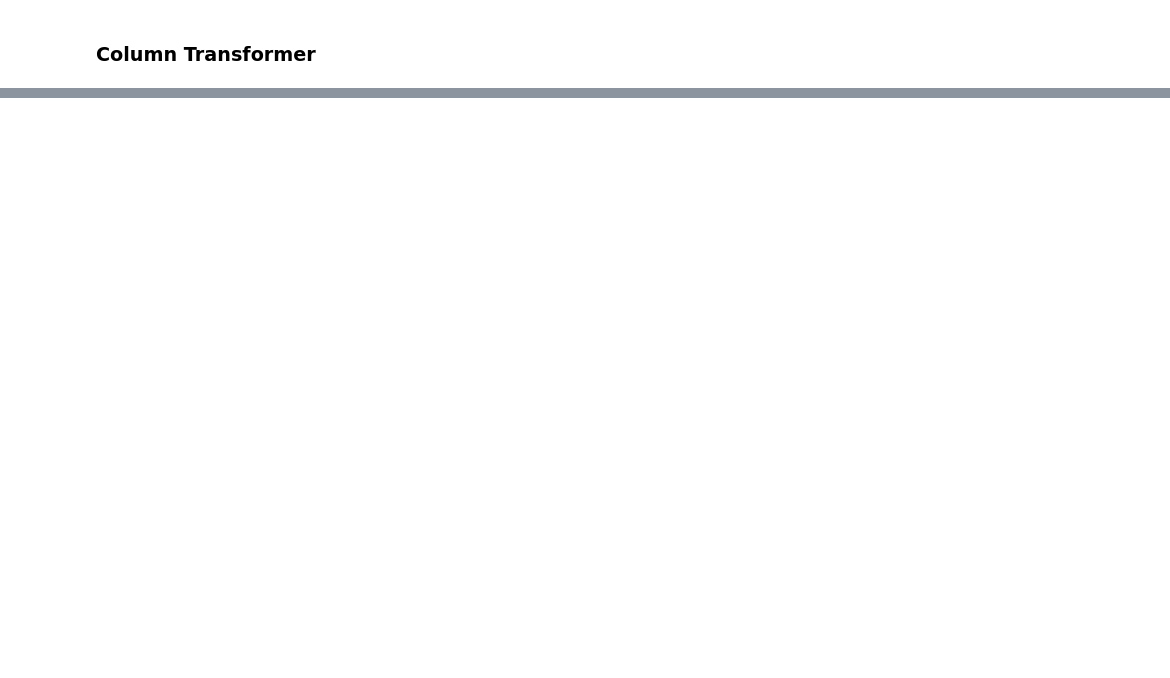
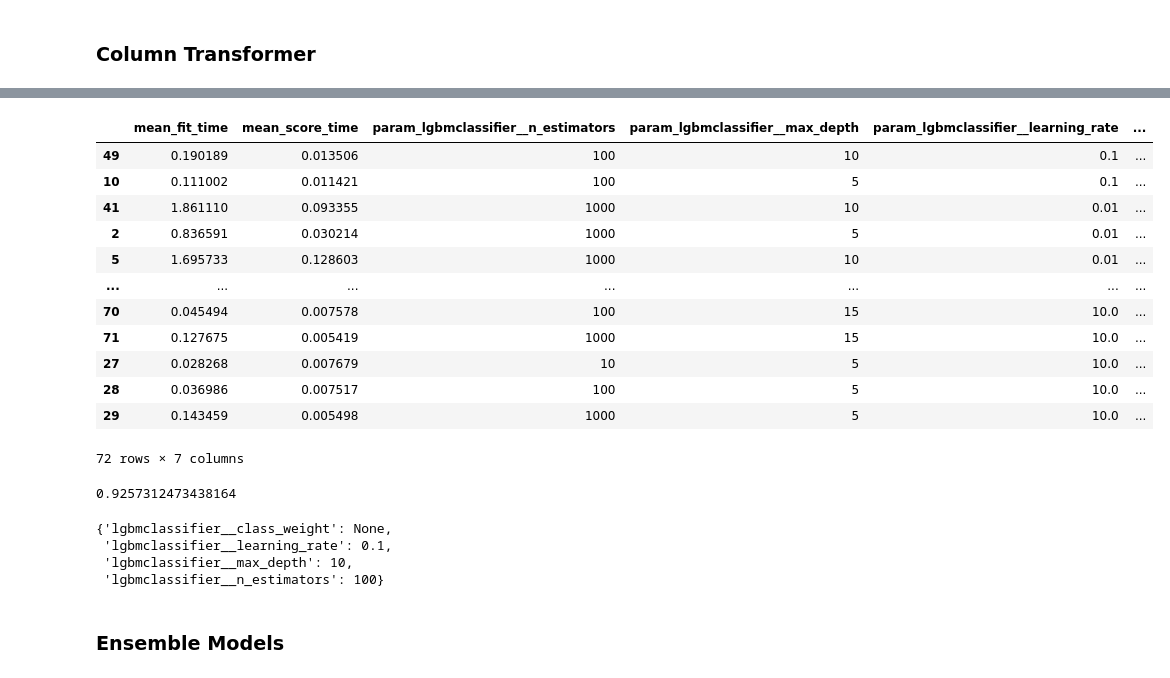
Before and after one commit to valli180/customer_churn_analysis, a Jupyter notebook: model.ipynb, the cells around one changed output, grey strips where cells are left out. Drawn from its saved outputs; the diff is of its cells as text; code cells hidden in the pictures; blank space fills up the shorter version.

```diff
--- a/model.ipynb
+++ b/model.ipynb
@@ -286,0 +506,53 @@ def cross_val_score(model, X_train, y_train, X_val, y_val, return_train_score=Tr
+# %%
+#LGBM
+
+param_grid_lgbm = {
+    "lgbmclassifier__n_estimators": [10, 100, 1000],
+    "lgbmclassifier__max_depth": [5, 10, 15],
+    "lgbmclassifier__learning_rate": 10.0 ** np.arange(-2, 2),
+    "lgbmclassifier__class_weight": ["balanced", None]
+}
+
+results_lgbm = {}
+pipe_lgbm = make_pipeline(preprocessor, LGBMClassifier())
+grid_search = GridSearchCV(pipe_lgbm,
+                           param_grid=param_grid_lgbm,
+                           cv=5,
+                           n_jobs=-1,
+                           return_train_score=True,
+                           scoring="roc_auc"
+                          )
+results_lgbm = grid_search.fit(X_train, y_train)
+# %%
+pd.DataFrame(results_lgbm.cv_results_)[["mean_fit_time",
+                                      "mean_score_time",
+                                      "param_lgbmclassifier__n_estimators",
+                                      "param_lgbmclassifier__max_depth",
+                                      "param_lgbmclassifier__learning_rate",
+                                      "mean_test_score",
+                                      "mean_train_score"]].sort_values(by="mean_test_score", ascending=False)
+# %% [output]
+|  | mean_fit_time | mean_score_time | param_lgbmclassifier__n_estimators | param_lgbmclassifier__max_depth | param_lgbmclassifier__learning_rate | ... |
+| 49 | 0.190189 | 0.013506 | 100 | 10 | 0.1 | ... |
+| 10 | 0.111002 | 0.011421 | 100 | 5 | 0.1 | ... |
+| 41 | 1.861110 | 0.093355 | 1000 | 10 | 0.01 | ... |
+| 2 | 0.836591 | 0.030214 | 1000 | 5 | 0.01 | ... |
+| 5 | 1.695733 | 0.128603 | 1000 | 10 | 0.01 | ... |
+| ... | ... | ... | ... | ... | ... | ... |
+| 70 | 0.045494 | 0.007578 | 100 | 15 | 10.0 | ... |
+| 71 | 0.127675 | 0.005419 | 1000 | 15 | 10.0 | ... |
+| 27 | 0.028268 | 0.007679 | 10 | 5 | 10.0 | ... |
+| 28 | 0.036986 | 0.007517 | 100 | 5 | 10.0 | ... |
+| 29 | 0.143459 | 0.005498 | 1000 | 5 | 10.0 | ... |
+72 rows × 7 columns
+# %%
+results_lgbm.best_score_
+# %% [output]
+0.9257312473438164
+# %%
+results_lgbm.best_params_
+# %% [output]
+{'lgbmclassifier__class_weight': None,
+ 'lgbmclassifier__learning_rate': 0.1,
+ 'lgbmclassifier__max_depth': 10,
+ 'lgbmclassifier__n_estimators': 100}
@@ -286,0 +562,2 @@ def cross_val_score(model, X_train, y_train, X_val, y_val, return_train_score=Tr
+# %% [markdown]
+### Ensemble Models
```
Also changed, not shown: parts of 32 cells of this notebook.
